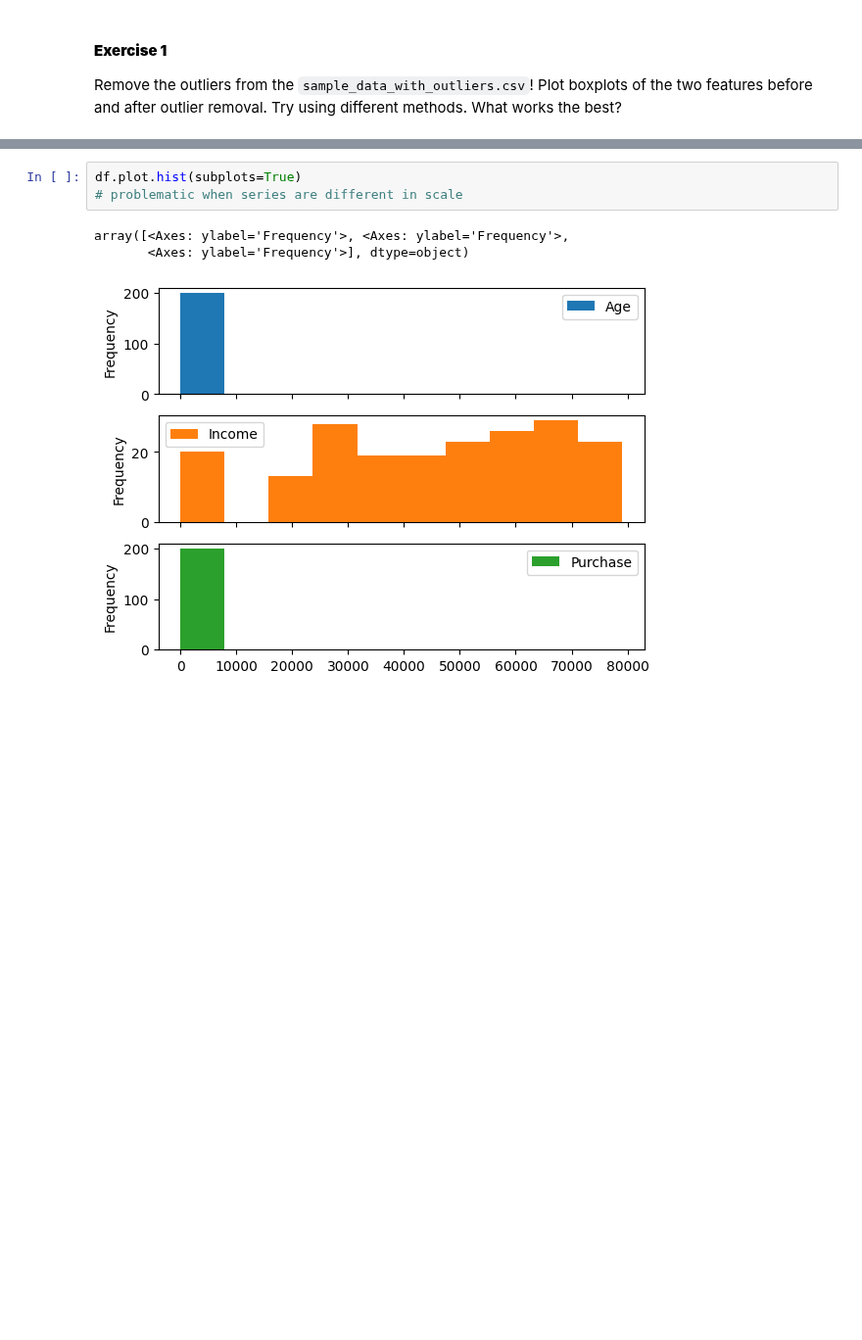
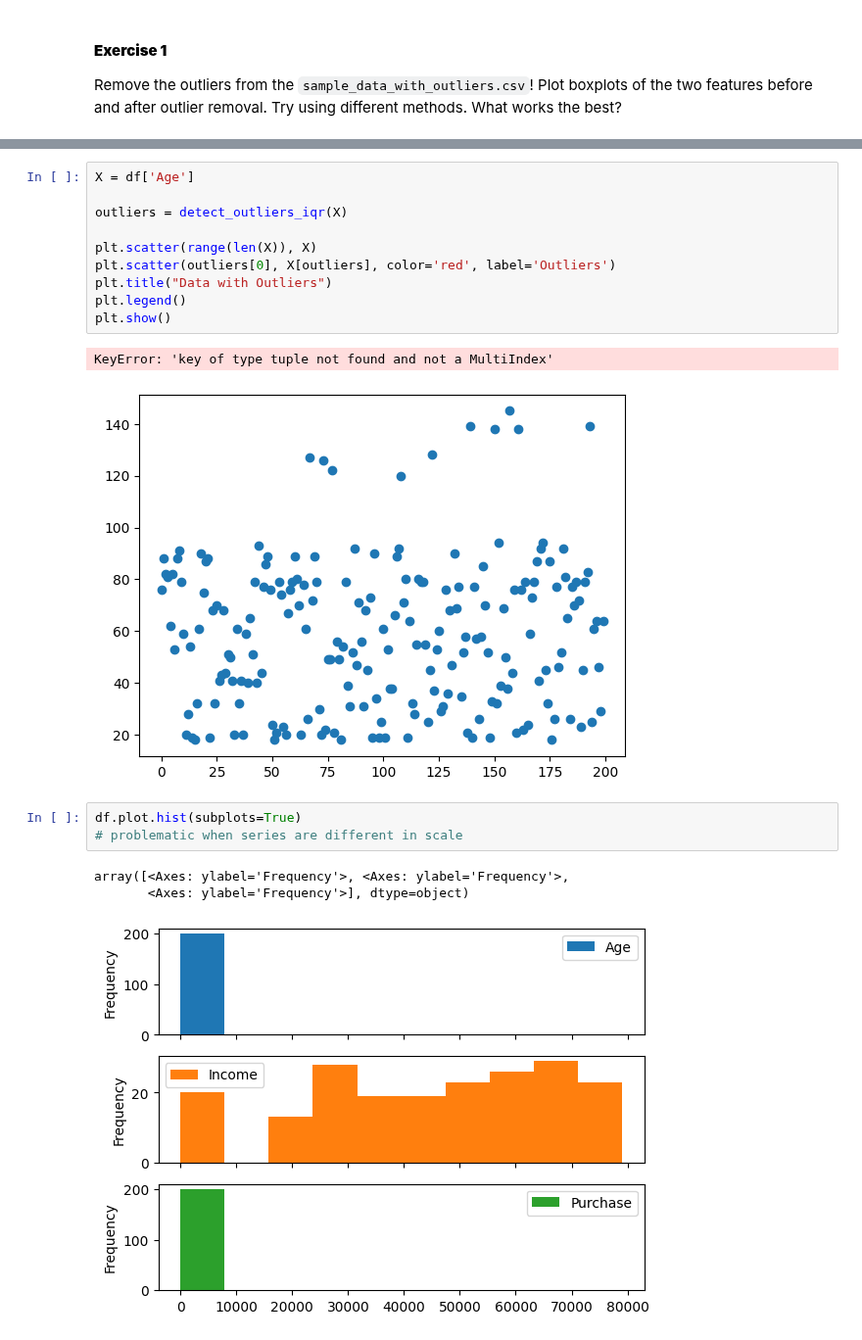
Before and after one commit to SU-IST407-SP25/student-lecture-materials-Qxuto-1, a Jupyter notebook: 10-week10/exercise/lab-exercises.ipynb, the cells around one changed output, grey strips where cells are left out. Shown at 98% size. Cells and saved outputs as stored; diff of their text form; blank space fills up the shorter version.

```diff
--- a/10-week10/exercise/lab-exercises.ipynb
+++ b/10-week10/exercise/lab-exercises.ipynb
@@ -29,3 +42,16 @@ outliers
+# %%
+X = df['Age']
+
+outliers = detect_outliers_iqr(X)
+
+plt.scatter(range(len(X)), X)
+plt.scatter(outliers[0], X[outliers], color='red', label='Outliers')
+plt.title("Data with Outliers")
+plt.legend()
+plt.show()
+# %% [output]
+KeyError: 'key of type tuple not found and not a MultiIndex'
+[figure, added]
 # %%
 df.plot.hist(subplots=True)
 # problematic when series are different in scale
```
Also changed, not shown: parts of 2 cells of this notebook.
